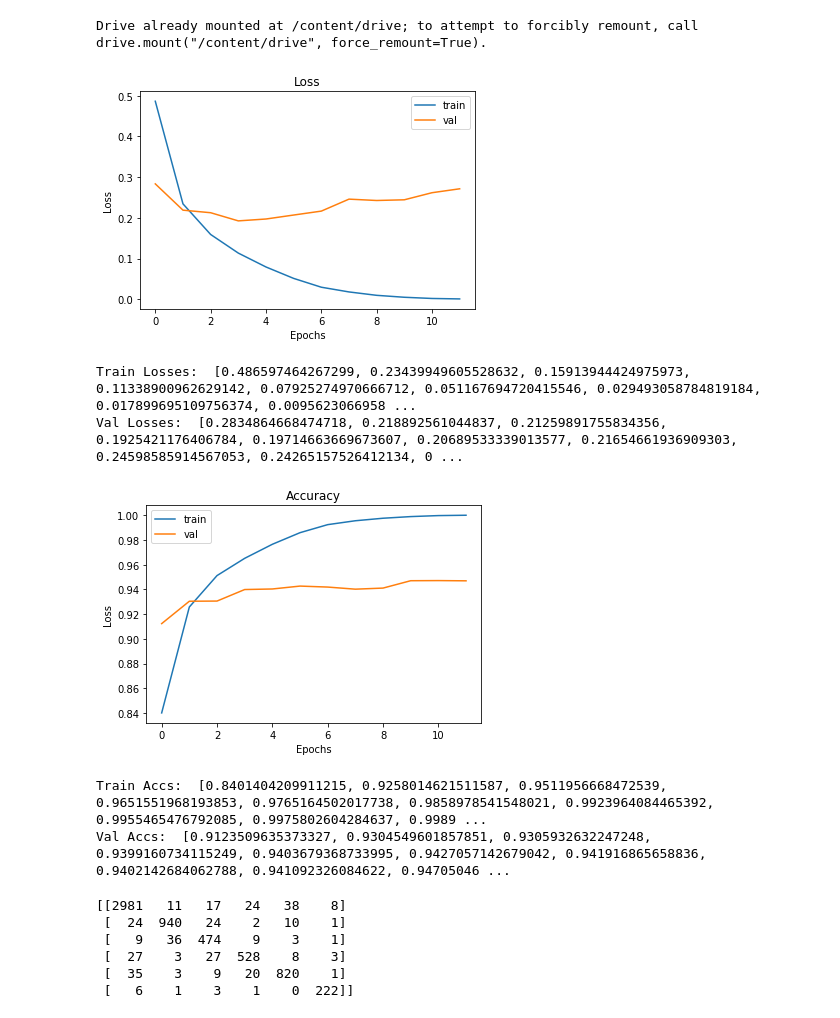
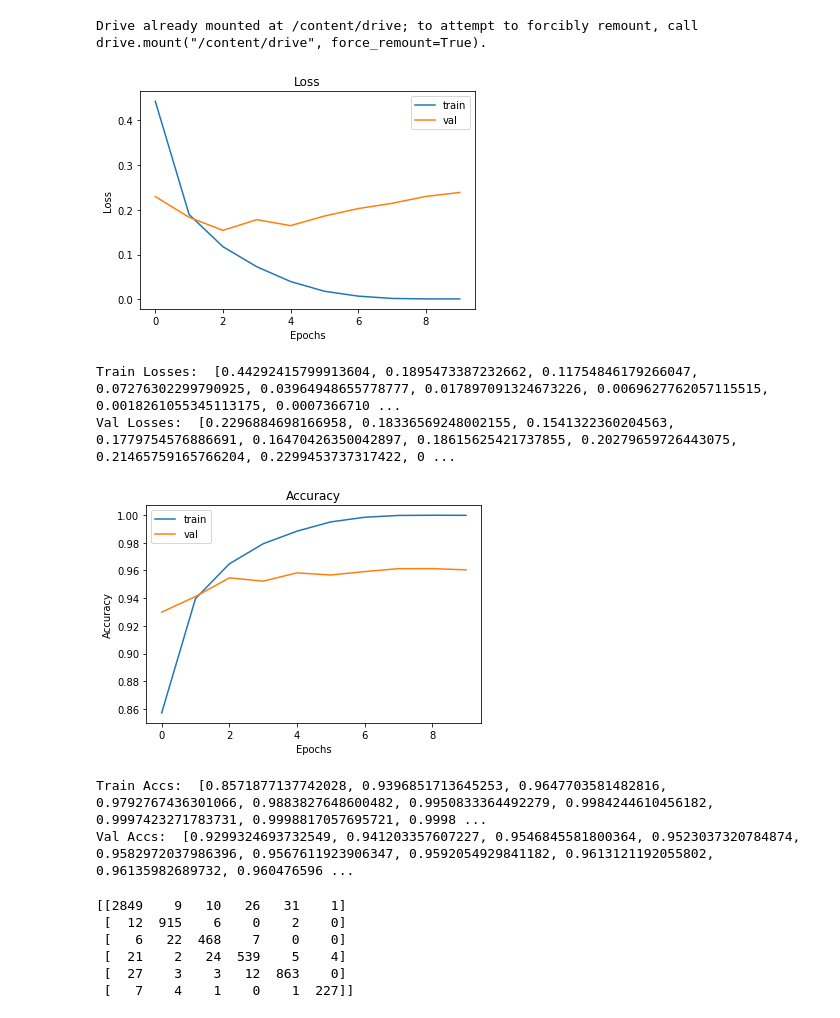
Before and after one commit to ericburdett/cs601r-dl, a Jupyter notebook: ner.ipynb, the cells around one changed output. Cells and saved outputs as stored; diff of their text form; code cells hidden in the pictures.

Commit message:
Implemented Bidirectional RNN and observed improved performance

```diff
--- a/ner.ipynb
+++ b/ner.ipynb
@@ -110,7 +110,7 @@ class EsposallesDataset(Dataset):
     return len(self.labels_df['page'].drop_duplicates())
 # %%
 class RNN(nn.Module):
-  def __init__(self, in_channels, hidden_channel_size, input_size, hidden_size, output_size, num_layers=1):
+  def __init__(self, in_channels, hidden_channel_size, input_size, hidden_size, output_size, num_layers=1, bidirectional=True):
     super(RNN, self).__init__()
 
     self.in_channels = in_channels
@@ -119,12 +119,15 @@ class RNN(nn.Module):
     self.hidden_size = hidden_size
     self.output_size = output_size
     self.num_layers = num_layers
+    self.bidirectional = bidirectional
 
     self.conv1 = nn.Conv2d(self.in_channels, self.hidden_channel_size, kernel_size=3, padding=1)
     self.conv2 = nn.Conv2d(self.hidden_channel_size, self.hidden_channel_size, kernel_size=3, padding=1)
     self.conv3 = nn.Conv2d(self.hidden_channel_size, 1, kernel_size=3, padding=1)
-    self.gru = nn.GRU(input_size**2, hidden_size, num_layers)
-    self.linear = nn.Linear(hidden_size, output_size)
+    self.gru = nn.GRU(input_size**2, hidden_size, num_layers, bidirectional=self.bidirectional)
+
+    linear_input = hidden_size * 2 if self.bidirectional else hidden_size
+    self.linear = nn.Linear(linear_input, output_size)
 
   def forward(self, input_img, hidden):
     # input_img = input_img.unsqueeze(0) # unsqueeze to comply with mini-batch for conv2d
@@ -138,7 +141,8 @@ class RNN(nn.Module):
     return out.view(-1), hidden
 
   def init_hidden(self):
-    return torch.zeros(self.num_layers, 1, self.hidden_size).cuda()
+    num_layers = self.num_layers * 2 if self.bidirectional else self.num_layers
+    return torch.zeros(num_layers, 1, self.hidden_size)
 # %%
 NUM_EPOCHS = 10
 input_size = 20
@@ -163,7 +167,7 @@ hidden_channel_size = 50
 output_size = dataset.num_labels()
 num_layers = 30
 
-model = RNN(3, hidden_channel_size, input_size, hidden_size, output_size, num_layers=3)
+model = RNN(3, hidden_channel_size, input_size, hidden_size, output_size, num_layers=3, bidirectional=True)
 model = model.cuda()
 
 
@@ -193,7 +197,7 @@ for epoch in range(NUM_EPOCHS):
 
   for batch, (x, y_truth) in enumerate(train_loader):
     loss = 0
-    hidden = model.init_hidden()
+    hidden = model.init_hidden().cuda()
     optimizer.zero_grad()
 
     accs = []
@@ -234,7 +238,7 @@ for epoch in range(NUM_EPOCHS):
     avg_losses = []
 
     for batch, (x, y_truth) in enumerate(val_loader):
-      hidden = model.init_hidden()
+      hidden = model.init_hidden().cuda()
 
       losses = []
       accs = []
@@ -272,33 +276,33 @@ plt.show()
 print('Train Losses: ', train_loss_list)
 print('Val Losses: ', val_loss_list)
 # %% [output]
-[figure, old version]
+[figure, new version]
-Train Losses:  [0.486597464267299, 0.23439949605528632, 0.15913944424975973, 0.11338900962629142, 0.07925274970666712, 0.051167694720415546, 0.029493058784819184, 0.017899695109756374, 0.0095623066958 ...
-Val Losses:  [0.2834864668474718, 0.218892561044837, 0.21259891755834356, 0.1925421176406784, 0.19714663669673607, 0.20689533339013577, 0.21654661936909303, 0.24598585914567053, 0.24265157526412134, 0 ...
+Train Losses:  [0.44292415799913604, 0.1895473387232662, 0.11754846179266047, 0.07276302299790925, 0.03964948655778777, 0.017897091324673226, 0.0069627762057115515, 0.0018261055345113175, 0.0007366710 ...
+Val Losses:  [0.2296884698166958, 0.18336569248002155, 0.1541322360204563, 0.1779754576886691, 0.16470426350042897, 0.18615625421737855, 0.20279659726443075, 0.21465759165766204, 0.2299453737317422, 0 ...
 # %%
 plt.title('Accuracy')
 plt.xlabel('Epochs')
-plt.ylabel('Loss')
+plt.ylabel('Accuracy')
 plt.plot(range(len(train_acc_list)), train_acc_list, label='train')
 plt.plot( range(len(val_acc_list)), val_acc_list, label='val')
 plt.legend()
 plt.show()
 print('Train Accs: ', train_acc_list)
 print('Val Accs: ', val_acc_list)
 # %% [output]
-[figure, old version]
+[figure, new version]
-Train Accs:  [0.8401404209911215, 0.9258014621511587, 0.9511956668472539, 0.9651551968193853, 0.9765164502017738, 0.9858978541548021, 0.9923964084465392, 0.9955465476792085, 0.9975802604284637, 0.9989 ...
-Val Accs:  [0.9123509635373327, 0.9304549601857851, 0.9305932632247248, 0.9399160734115249, 0.9403679368733995, 0.9427057142679042, 0.941916865658836, 0.9402142684062788, 0.941092326084622, 0.94705046 ...
+Train Accs:  [0.8571877137742028, 0.9396851713645253, 0.9647703581482816, 0.9792767436301066, 0.9883827648600482, 0.9950833364492279, 0.9984244610456182, 0.9997423271783731, 0.9998817057695721, 0.9998 ...
+Val Accs:  [0.9299324693732549, 0.941203357607227, 0.9546845581800364, 0.9523037320784874, 0.9582972037986396, 0.9567611923906347, 0.9592054929841182, 0.9613121192055802, 0.96135982689732, 0.960476596 ...
 # %%
 matrix = confusion_matrix(predictions, actual)
 print(matrix)
 # %% [output]
-[[2981   11   17   24   38    8]
- [  24  940   24    2   10    1]
- [   9   36  474    9    3    1]
- [  27    3   27  528    8    3]
- [  35    3    9   20  820    1]
- [   6    1    3    1    0  222]]
+[[2849    9   10   26   31    1]
+ [  12  915    6    0    2    0]
+ [   6   22  468    7    0    0]
+ [  21    2   24  539    5    4]
+ [  27    3    3   12  863    0]
+ [   7    4    1    0    1  227]]
 # %%
 plt.figure(figsize = (16, 10))
 sns.heatmap(matrix, annot=True, fmt='d')
```
Also changed, not shown: parts of 4 cells of this notebook.
